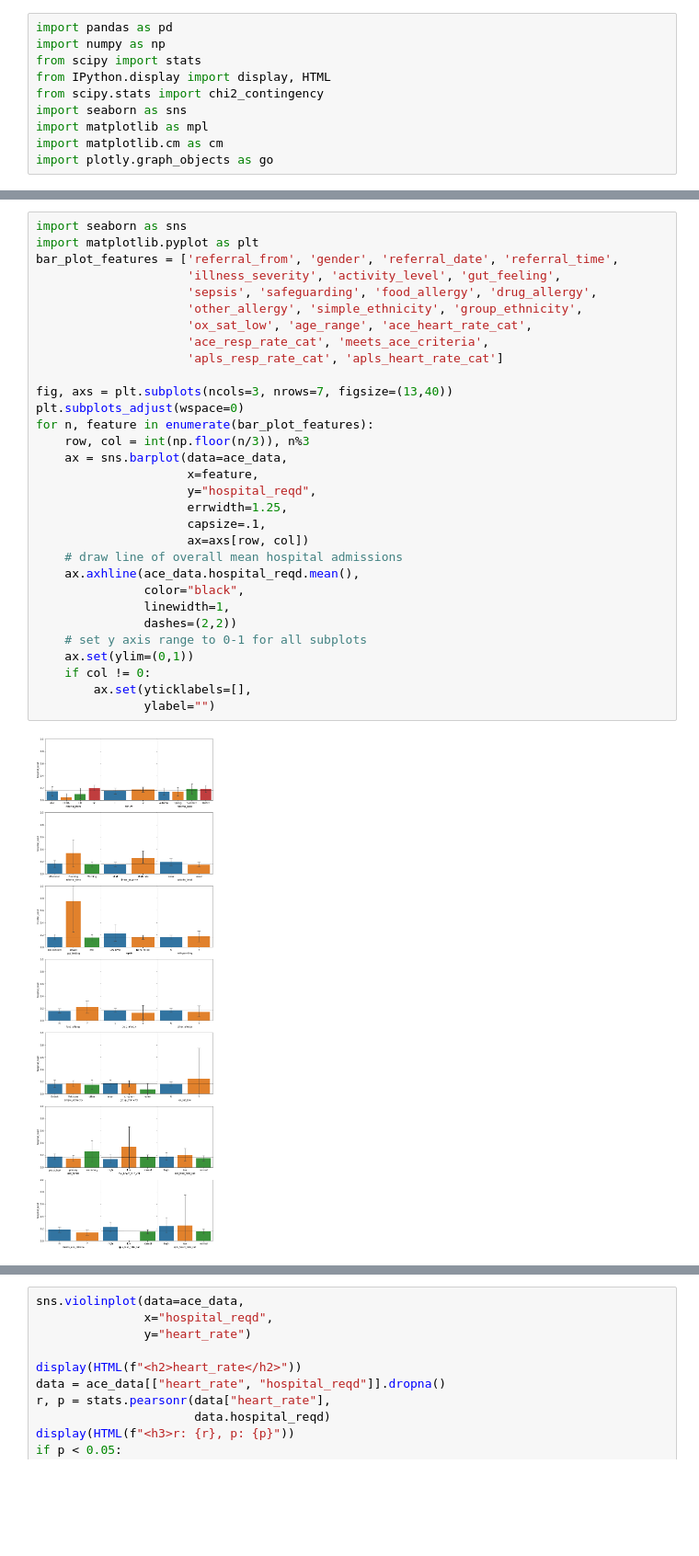
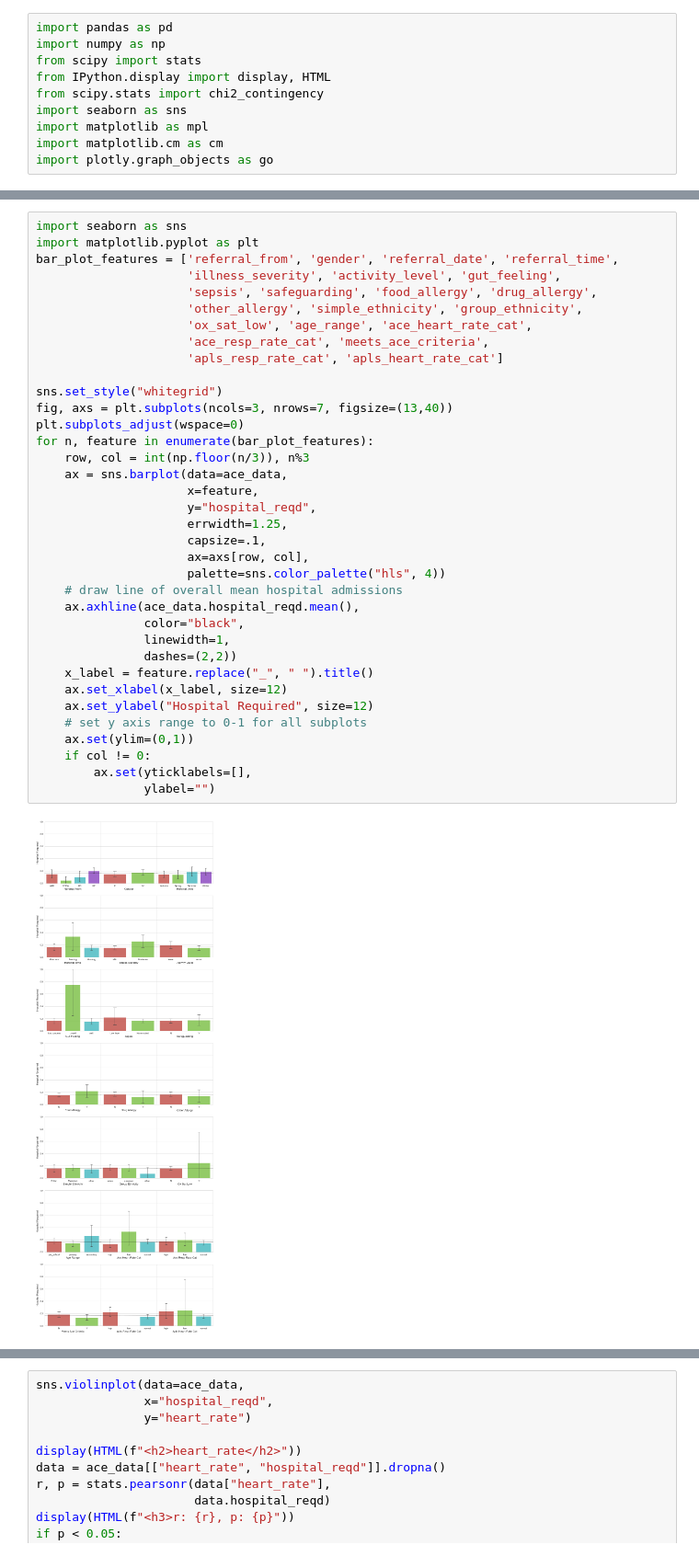
Before and after one commit to btcooper22/ace_project, a Jupyter notebook: exploration/exploration.ipynb, the cells around one changed output, grey strips where cells are left out. Shown: that part at 92% size. Cells and saved outputs as stored; diff of their text form; blank space fills up the shorter version.

```diff
--- a/exploration/exploration.ipynb
+++ b/exploration/exploration.ipynb
@@ -135,32 +99,37 @@ chi2_stats.style.apply(highlight_significant, axis=1)
 import seaborn as sns
 import matplotlib.pyplot as plt
 bar_plot_features = ['referral_from', 'gender', 'referral_date', 'referral_time',
                      'illness_severity', 'activity_level', 'gut_feeling',
                      'sepsis', 'safeguarding', 'food_allergy', 'drug_allergy',
                      'other_allergy', 'simple_ethnicity', 'group_ethnicity',
                      'ox_sat_low', 'age_range', 'ace_heart_rate_cat',
                      'ace_resp_rate_cat', 'meets_ace_criteria',
                      'apls_resp_rate_cat', 'apls_heart_rate_cat']
 
+sns.set_style("whitegrid")
 fig, axs = plt.subplots(ncols=3, nrows=7, figsize=(13,40))
 plt.subplots_adjust(wspace=0)
 for n, feature in enumerate(bar_plot_features):
     row, col = int(np.floor(n/3)), n%3
     ax = sns.barplot(data=ace_data,
                      x=feature,
                      y="hospital_reqd",
                      errwidth=1.25,
                      capsize=.1,
-                     ax=axs[row, col])
+                     ax=axs[row, col],
+                     palette=sns.color_palette("hls", 4))
     # draw line of overall mean hospital admissions
     ax.axhline(ace_data.hospital_reqd.mean(),
                color="black",
                linewidth=1,
                dashes=(2,2))
+    x_label = feature.replace("_", " ").title()
+    ax.set_xlabel(x_label, size=12)
+    ax.set_ylabel("Hospital Required", size=12)
     # set y axis range to 0-1 for all subplots
     ax.set(ylim=(0,1))
     if col != 0:
         ax.set(yticklabels=[],
                ylabel="")
 # %% [output]
-[figure, old version]
+[figure, new version]
```
Also changed, not shown: parts of 11 cells of this notebook, 3 other files.
